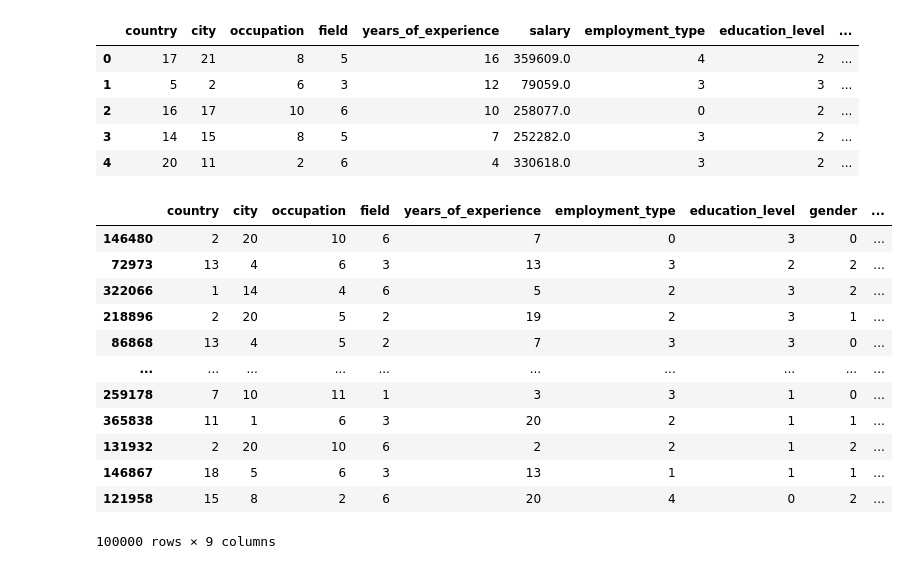
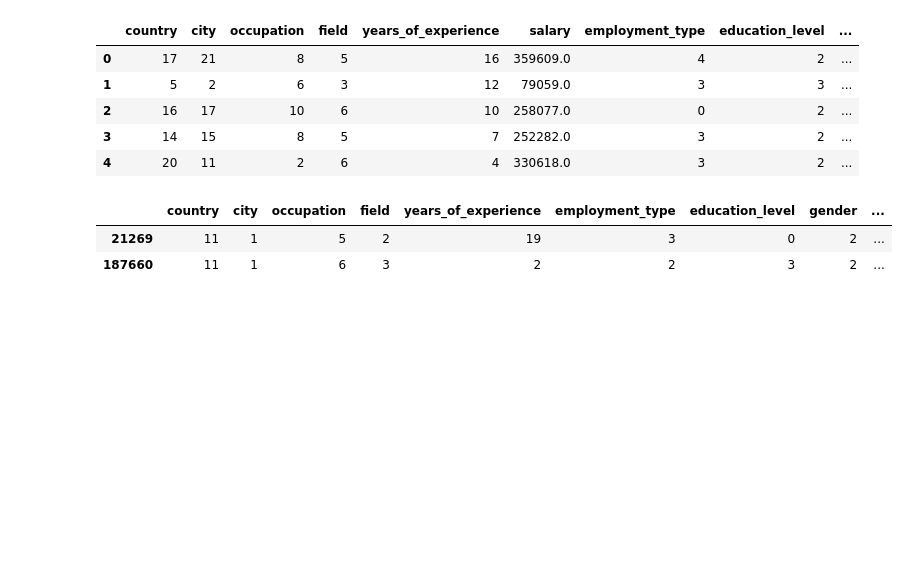
Before and after one commit to KaraniAbdellah/Job_Market, a Jupyter notebook: model_random_forset.ipynb, the cells around one changed output. Cells and saved outputs as stored; diff of their text form; code cells hidden in the pictures; blank space fills up the shorter version.

```diff
--- a/model_random_forset.ipynb
+++ b/model_random_forset.ipynb
@@ -10,7 +10,9 @@
 # Import Packages
 import pandas as pd
 # %%
+# take just 100K rows
 data = pd.read_csv("./data/job_market_dataset.csv")
+data = data.iloc[:200000]
 data.head(2)
 # %% [output]
 |  | country | city | occupation | field | years_of_experience | salary | employment_type | education_level | ... |
@@ -54,22 +58,12 @@ y = cp_data["salary"]
 from sklearn.model_selection import train_test_split
 # %%
 # Split Train Set, Test Set
-X_train, X_test, y_train, y_test = train_test_split(X, y, test_size=0.8, random_state=42)
-X_train
+X_train, X_test, y_train, y_test = train_test_split(X, y, test_size=0.3, random_state=42)
+X_train.head(2)
 # %% [output]
 |  | country | city | occupation | field | years_of_experience | employment_type | education_level | gender | ... |
-| 146480 | 2 | 20 | 10 | 6 | 7 | 0 | 3 | 0 | ... |
-| 72973 | 13 | 4 | 6 | 3 | 13 | 3 | 2 | 2 | ... |
-| 322066 | 1 | 14 | 4 | 6 | 5 | 2 | 3 | 2 | ... |
-| 218896 | 2 | 20 | 5 | 2 | 19 | 2 | 3 | 1 | ... |
-| 86868 | 13 | 4 | 5 | 2 | 7 | 3 | 3 | 0 | ... |
-| ... | ... | ... | ... | ... | ... | ... | ... | ... | ... |
-| 259178 | 7 | 10 | 11 | 1 | 3 | 3 | 1 | 0 | ... |
-| 365838 | 11 | 1 | 6 | 3 | 20 | 2 | 1 | 1 | ... |
-| 131932 | 2 | 20 | 10 | 6 | 2 | 2 | 1 | 2 | ... |
-| 146867 | 18 | 5 | 6 | 3 | 13 | 1 | 1 | 1 | ... |
-| 121958 | 15 | 8 | 2 | 6 | 20 | 4 | 0 | 2 | ... |
+| 21269 | 11 | 1 | 5 | 2 | 19 | 3 | 0 | 2 | ... |
+| 187660 | 11 | 1 | 6 | 3 | 2 | 2 | 3 | 2 | ... |
-100000 rows × 9 columns
 # %%
 from sklearn.ensemble import RandomForestRegressor
 # %%
```
Also changed, not shown: parts of 5 cells of this notebook.
